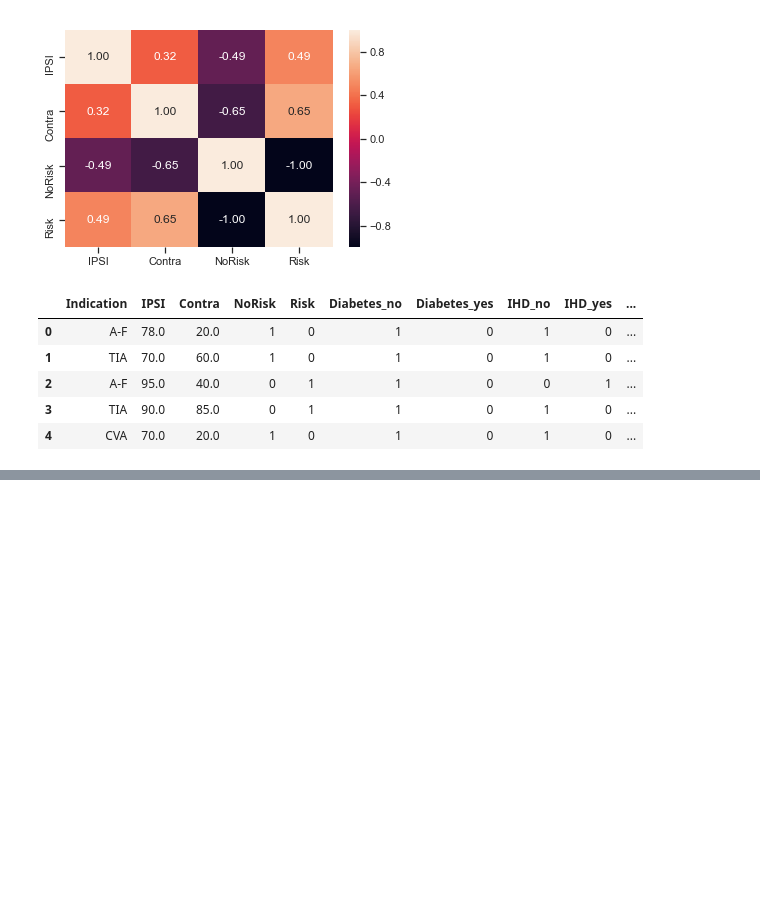
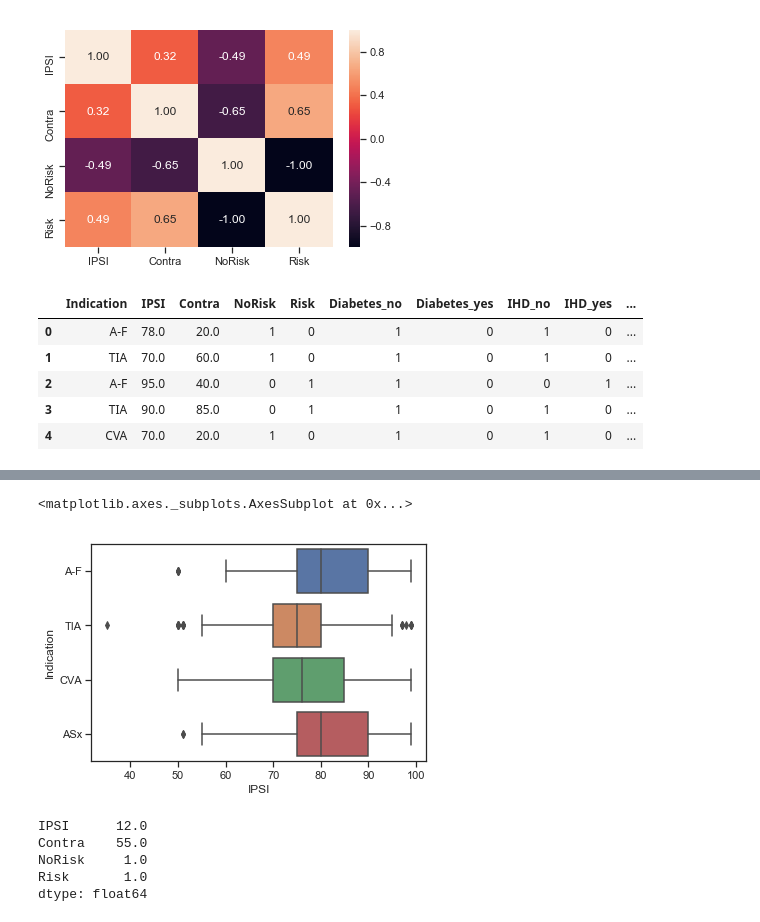
Before and after one commit to bdavis9725/Medical-Data-Mining, a Jupyter notebook: DataMiningACW.ipynb, the cells around one changed output, grey strips where cells are left out. Drawn from its saved outputs; the diff is of its cells as text; code cells hidden in the pictures; blank space fills up the shorter version.

```diff
--- a/DataMiningACW.ipynb
+++ b/DataMiningACW.ipynb
@@ -327,0 +338,16 @@ dummies.head()
+# %%
+sns.boxplot(x = clean_data["IPSI"], y = clean_data["Indication"])
+# %% [output]
+<matplotlib.axes._subplots.AxesSubplot at 0x...>
+[figure, added]
+# %%
+Q1 = clean_data.quantile(0.25)
+Q3 = clean_data.quantile(0.75)
+IQR = Q3 - Q1
+print(IQR)
+# %% [output]
+IPSI      12.0
+Contra    55.0
+NoRisk     1.0
+Risk       1.0
+dtype: float64
```
Also changed, not shown: parts of 6 cells of this notebook.
